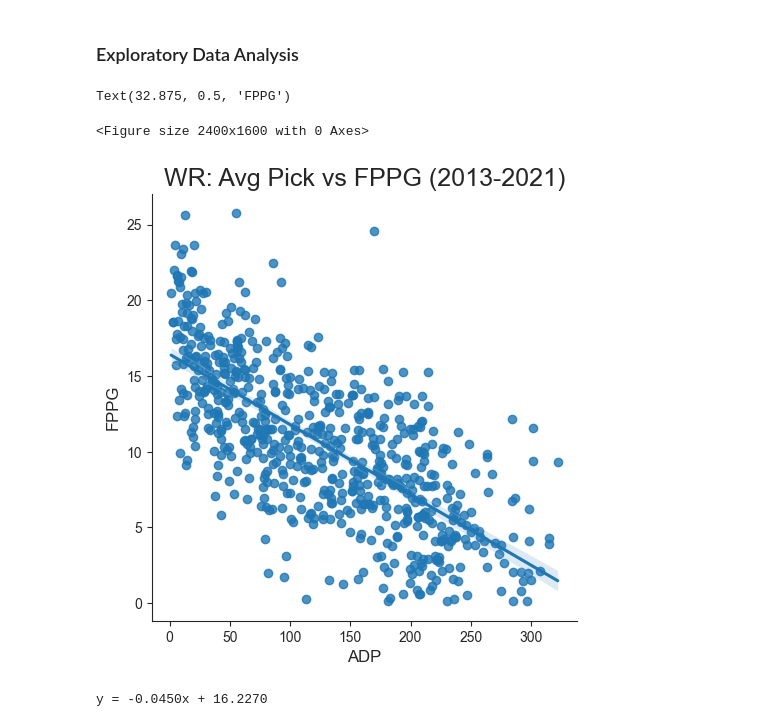
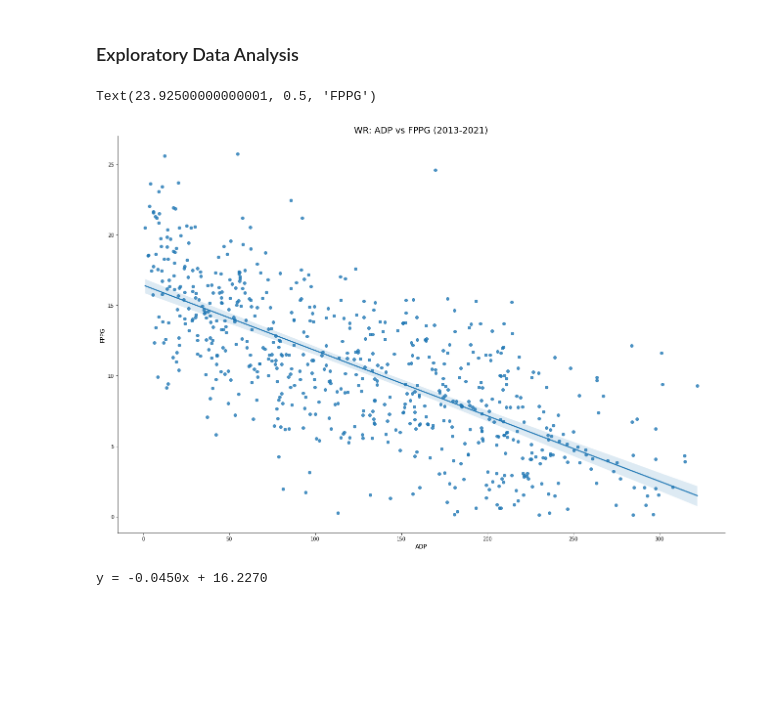
Before and after one commit to kumajimmy/fantasy_footballl_22, a Jupyter notebook: breakout_wr_2022.ipynb, the cells around one changed output. Saved outputs shown, nothing was run; the diff lists cells and outputs as text; code cells hidden in the pictures; blank space fills up the shorter version.

```diff
--- a/breakout_wr_2022.ipynb
+++ b/breakout_wr_2022.ipynb
@@ -54,7 +56,7 @@ for year in range(2013,2022):
 # scraped and compiled previously from Pro Football Reference (URL: 'https://www.pro-football-reference.com/years/{year}/fantasy.htm')
 
 master_df = pd.read_csv('data/Yearly/yearly_compiled_2013_2021.csv')
-master_df = master_df.drop(columns = {'FantasyPoints'})
+master_df = master_df.drop(columns = {'FantasyPoints','Unnamed: 0'})
 
 master_df.info()
 # %% [output]
@@ -154,6 +156,5 @@ analysis_df
 # %%
-# drop first column of df
-analysis_df.drop(columns=['Unnamed: 0'], inplace=True)
+
 # check for missing values in all columns
 analysis_df.isna().sum()
 # %% [output]
@@ -300,15 +301,14 @@ wr_analysis_df = wr_analysis_df.drop([wr_analysis_df.index[609], wr_analysis_df.
 # %% [markdown]
 ### Exploratory Data Analysis
 # %%
-plt.figure(figsize=(24,16))
-sns.lmplot(x='Avg Pick', y='FPPG', data=wr_analysis_df)
-plt.title('WR: Avg Pick vs FPPG (2013-2021)', size=18)
+# plt.scatter(wr_analysis_df['Avg Pick'],wr_analysis_df['FPPG'])
+sns.lmplot(x='Avg Pick', y='FPPG', data=wr_analysis_df, height = 12, aspect = 1.5)
+plt.title('WR: ADP vs FPPG (2013-2021)', size=18)
 plt.xlabel('ADP', size = 12)
 plt.ylabel('FPPG', size = 12)
 # %% [output]
-Text(32.875, 0.5, 'FPPG')
+Text(23.92500000000001, 0.5, 'FPPG')
-<Figure size 2400x1600 with 0 Axes>
-[figure, old version]
+[figure, new version]
 # %%
 # preprocessing for linear regression model
 from sklearn.model_selection import train_test_split
```
Also changed, not shown: parts of 20 cells of this notebook.
